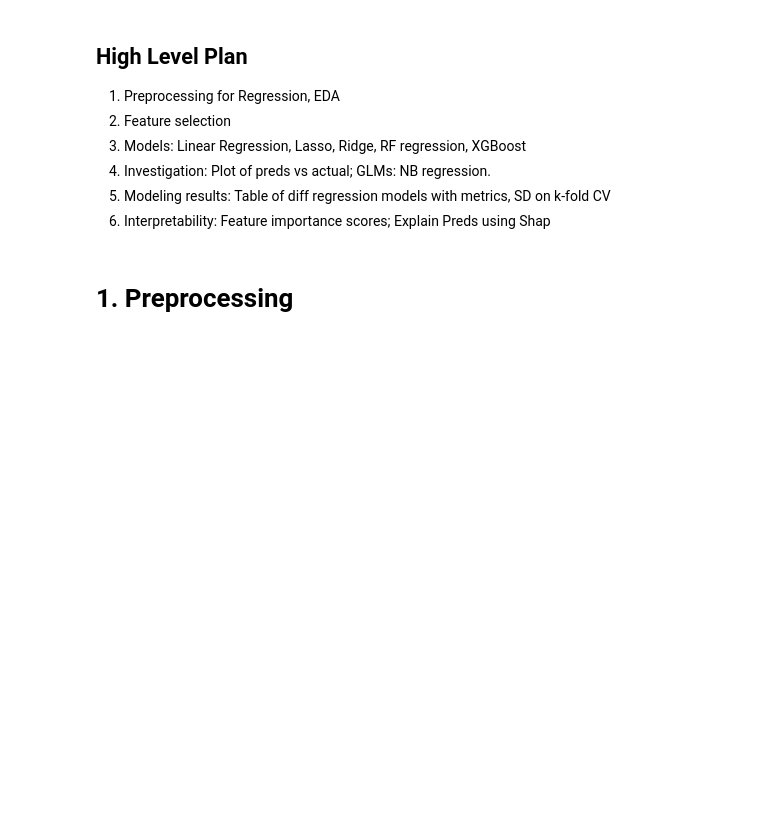
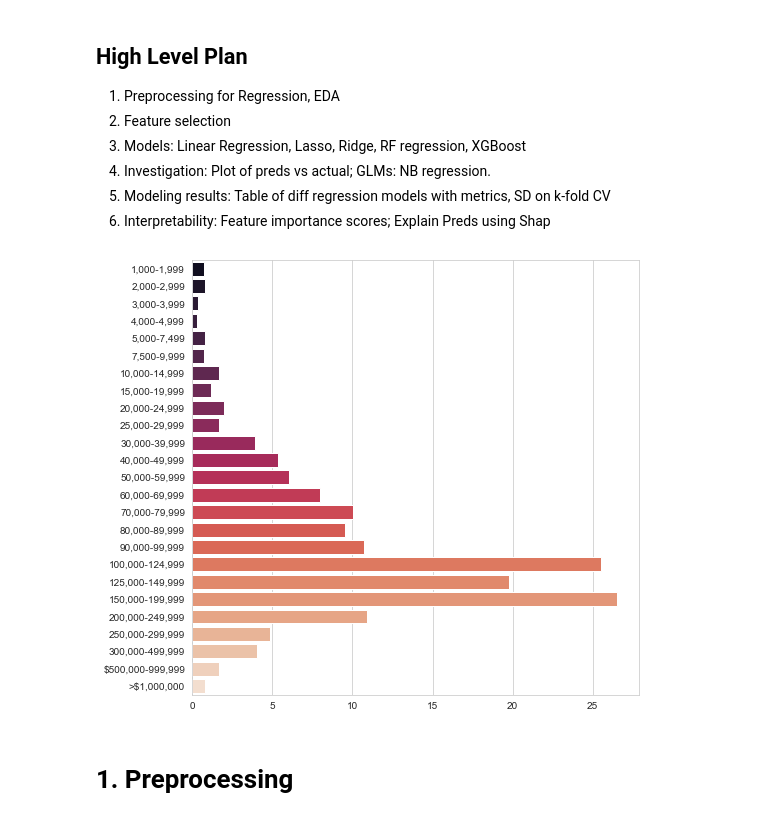
Before and after one commit to sharad5/Kaggle-Data-Science-ML-Survey-Analysis, a Jupyter notebook: Salary Prediction - Regression (Sargun).ipynb, the cells around one changed output. Saved outputs shown, nothing was run; the diff lists cells and outputs as text; code cells hidden in the pictures; blank space fills up the shorter version.

```diff
--- a/Salary Prediction - Regression (Sargun).ipynb
+++ b/Salary Prediction - Regression (Sargun).ipynb
@@ -37,6 +66,21 @@ len(df)
 4. Investigation: Plot of preds vs actual; GLMs: NB regression.
 5. Modeling results: Table of diff regression models with metrics, SD on k-fold CV
 6. Interpretability: Feature importance scores; Explain Preds using Shap
+# %%
+order = ["1,000-1,999", "2,000-2,999", "3,000-3,999", "4,000-4,999", "5,000-7,499", "7,500-9,999",
+         "10,000-14,999", "15,000-19,999", "20,000-24,999", "25,000-29,999", "30,000-39,999", "40,000-49,999",
+         "50,000-59,999", "60,000-69,999", "70,000-79,999", "80,000-89,999", "90,000-99,999", "100,000-124,999",
+         "125,000-149,999", "150,000-199,999", "200,000-249,999", "250,000-299,999", "300,000-499,999",
+         "$500,000-999,999", ">$1,000,000"]
+# %%
+s = df['AnnualComp(USD)'].value_counts()
+s = s/len(s)
+
+plt.figure(figsize=(8,8))
+sns.barplot(s.values, s.index, palette='rocket', order=order)
+plt.show()
+# %% [output]
+[figure, added]
 # %% [markdown]
 # 1. Preprocessing
 # %% [markdown]
```
Also changed, not shown: parts of 50 cells of this notebook.
